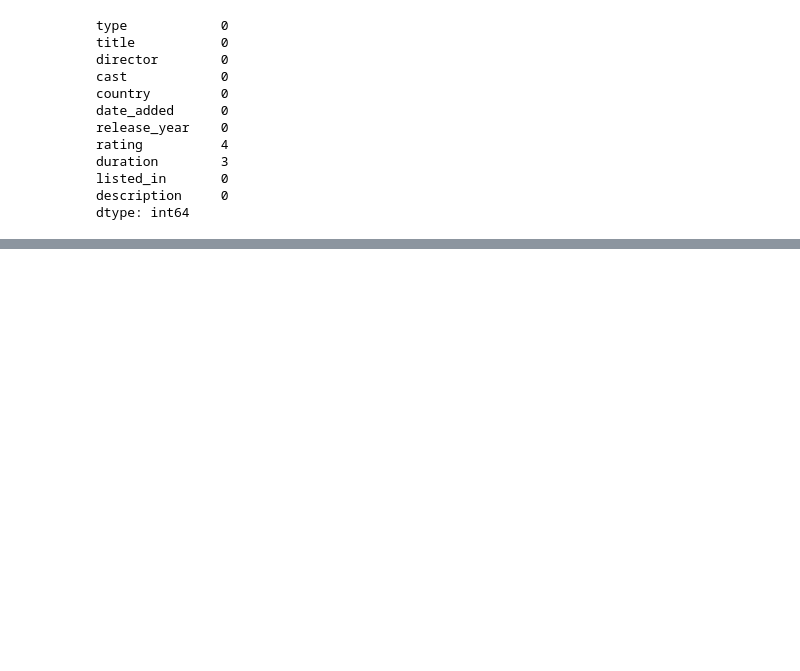
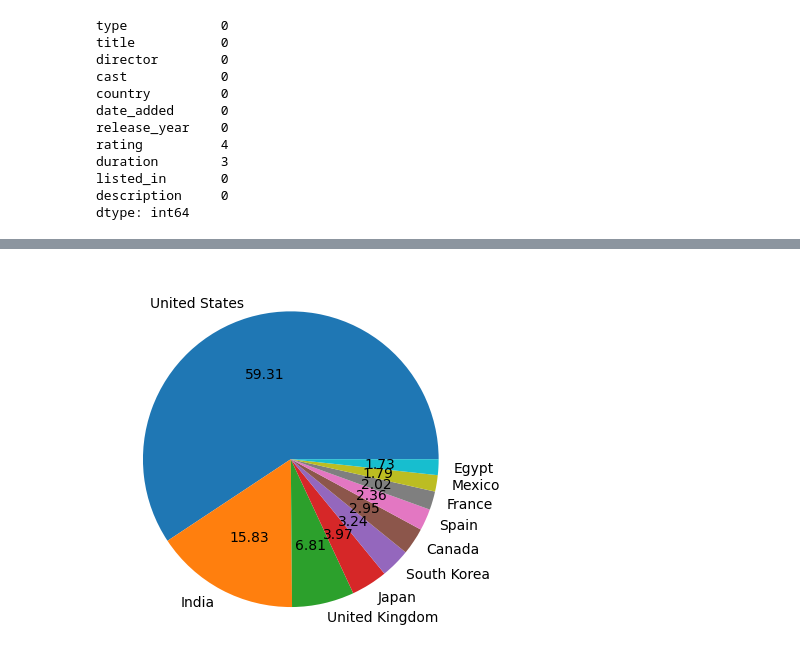
Before and after one commit to bvkiran8058/Data-Science-with-GenAI, a Jupyter notebook: EDA/Stage-2 Intermediate Level.ipynb, the cells around one changed output, grey strips where cells are left out. Saved outputs shown, nothing was run; the diff lists cells and outputs as text; code cells hidden in the pictures; blank space fills up the shorter version.

```diff
--- a/EDA/Stage-2 Intermediate Level.ipynb
+++ b/EDA/Stage-2 Intermediate Level.ipynb
@@ -154,0 +179,3 @@ NaN_data_rating
+# %%
+NaN_data_duration=netflix_dataset[pd.isnull(netflix_dataset['duration'])]
+len(NaN_data_duration)
@@ -179,0 +327,5 @@ Name: rating, Length: 513, dtype: object
+# %%
+plt.pie(x=top_10_countries_count, labels=top_10_countries, autopct="%.2f")
+plt.show()
+# %% [output]
+[figure, added]
```
Also changed, not shown: parts of 40 cells of this notebook, 1 other file.
